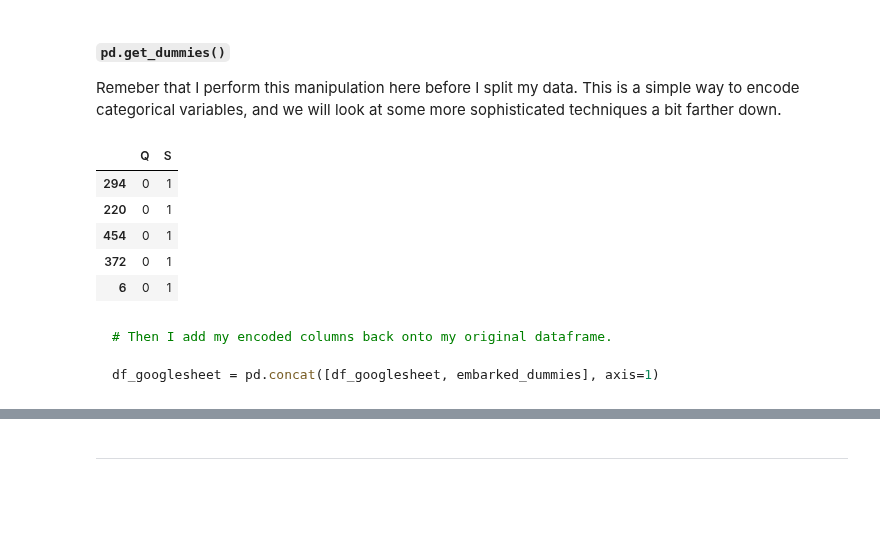
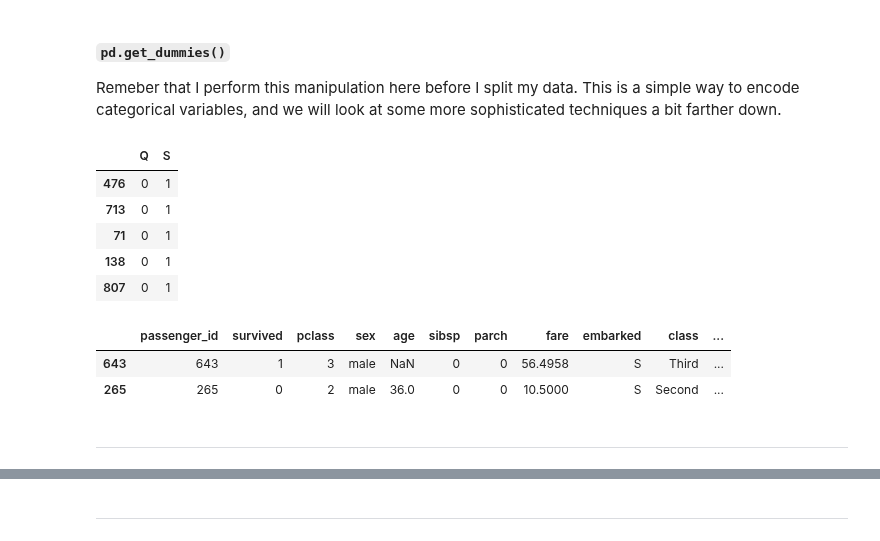
Before and after one commit to faithkane3/classification, a Jupyter notebook: classification_review.ipynb, the cells around one changed output, grey strips where cells are left out. Saved outputs shown, nothing was run; the diff lists cells and outputs as text; code cells hidden in the pictures; blank space fills up the shorter version.

````diff
--- a/classification_review.ipynb
+++ b/classification_review.ipynb
@@ -295,0 +287,4 @@ ___
+# %%
+titanic_df['is_female'] = titanic_df.sex.map({'female': 1, 'male': 0})
+
+titanic_df.head(3)
@@ -355,18 +378,12 @@ Remeber that I perform this manipulation here before I split my data. This is a
 # %%
 # First I create a new dataframe that holds my encoded columns.
 
-embarked_dummies = pd.get_dummies(df_googlesheet.Embarked, drop_first=True)
+embarked_dummies = pd.get_dummies(titanic_df.embarked, drop_first=True)
 embarked_dummies.sample(5)
 # %% [output]
 |  | Q | S |
-| 294 | 0 | 1 |
-| 220 | 0 | 1 |
-| 454 | 0 | 1 |
-| 372 | 0 | 1 |
-| 6 | 0 | 1 |
+| 476 | 0 | 1 |
+| 713 | 0 | 1 |
+| 71 | 0 | 1 |
+| 138 | 0 | 1 |
+| 807 | 0 | 1 |
-# %% [markdown]
-```python
-# Then I add my encoded columns back onto my original dataframe.
-
-df_googlesheet = pd.concat([df_googlesheet, embarked_dummies], axis=1)
-```
@@ -372,0 +394,8 @@ df_googlesheet = pd.concat([df_googlesheet, embarked_dummies], axis=1)
+# %%
+titanic_df.sample(2)
+# %% [output]
+|  | passenger_id | survived | pclass | sex | age | sibsp | parch | fare | embarked | class | ... |
+| 643 | 643 | 1 | 3 | male | NaN | 0 | 0 | 56.4958 | S | Third | ... |
+| 265 | 265 | 0 | 2 | male | 36.0 | 0 | 0 | 10.5000 | S | Second | ... |
+# %% [markdown]
+___
````
Also changed, not shown: parts of 86 cells of this notebook.
